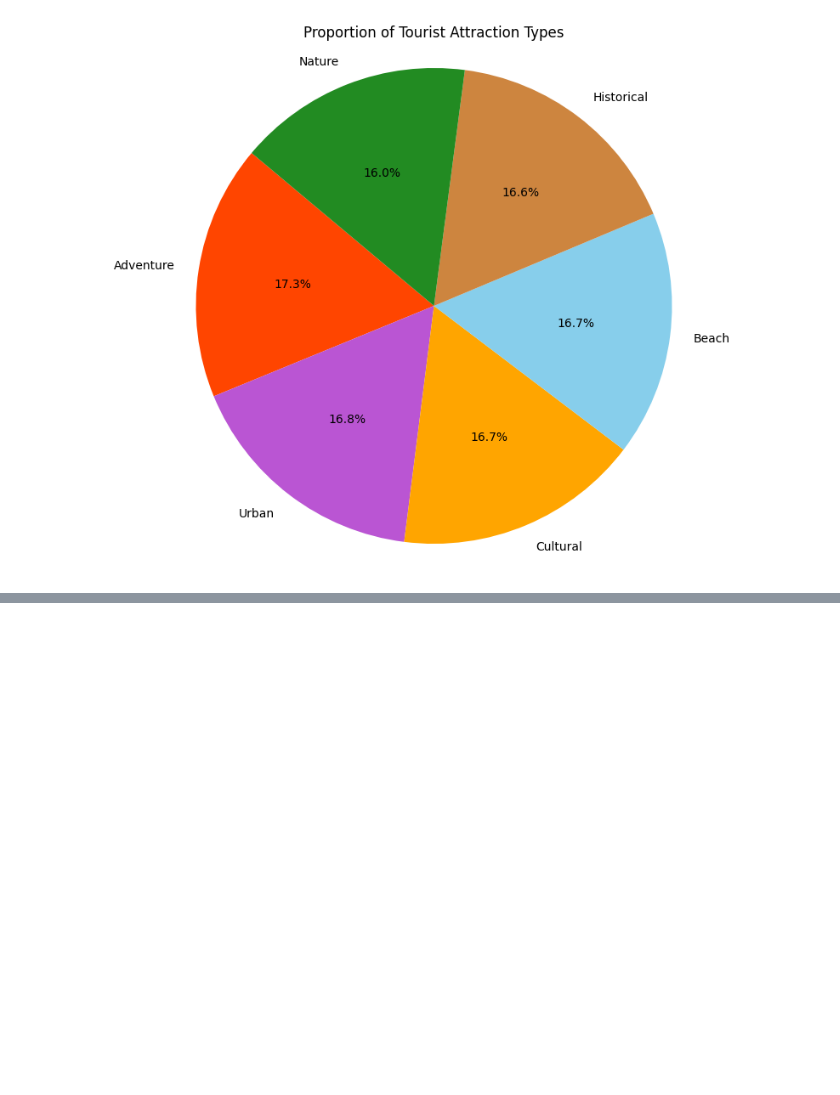
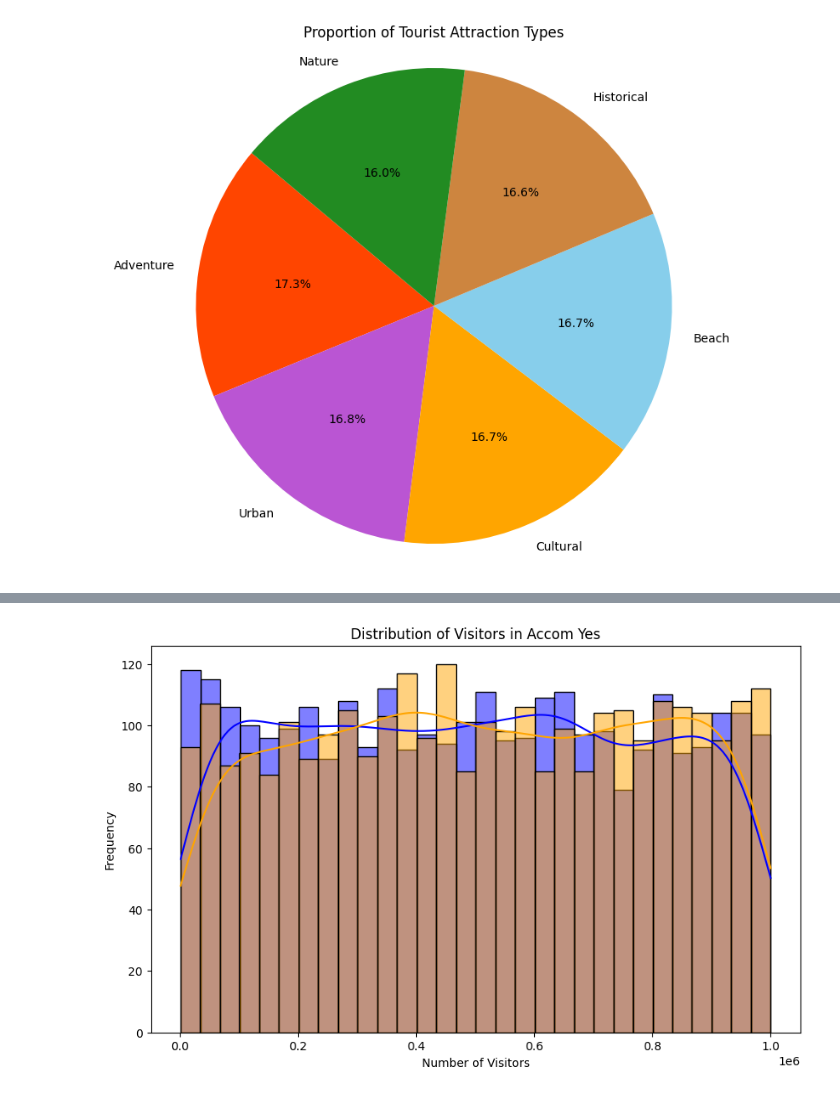
Before and after one commit to Mirai-Kuma/DSProject, a Jupyter notebook: Tourism_YOT.ipynb, the cells around one changed output, grey strips where cells are left out. Cells and saved outputs as stored; diff of their text form; code cells hidden in the pictures; blank space fills up the shorter version.

```diff
--- a/Tourism_YOT.ipynb
+++ b/Tourism_YOT.ipynb
@@ -246,0 +275,18 @@ dtype: int64
+# %%
+a = tour.groupby('Accommodation_Available')[['Visitors']]
+a.describe()
+# fig, ax = plt.subplots(nrows=1, ncols=1, figsize=(10, 10))
+# plt.title('Visitors by Accommodation Available')
+# plt.xlabel('Accommodation Available')
+# plt.ylabel('Visitors')
+# ax.plot(a.index, a['Visitors'], marker='o')
+# plt.show()
+plt.figure(figsize=(10, 6))
+sns.histplot(tour[tour['Accommodation_Available']=='Yes']['Visitors'], bins=30, color='blue', kde=True, label='Yes')
+sns.histplot(tour[tour['Accommodation_Available']=='No']['Visitors'], bins=30, color='orange', kde=True, label='No')
+plt.title('Distribution of Visitors in Accom Yes')
+plt.xlabel('Number of Visitors')
+plt.ylabel('Frequency')
+plt.show()
+# %% [output]
+[figure, added]
```
Also changed, not shown: parts of 14 cells of this notebook.
